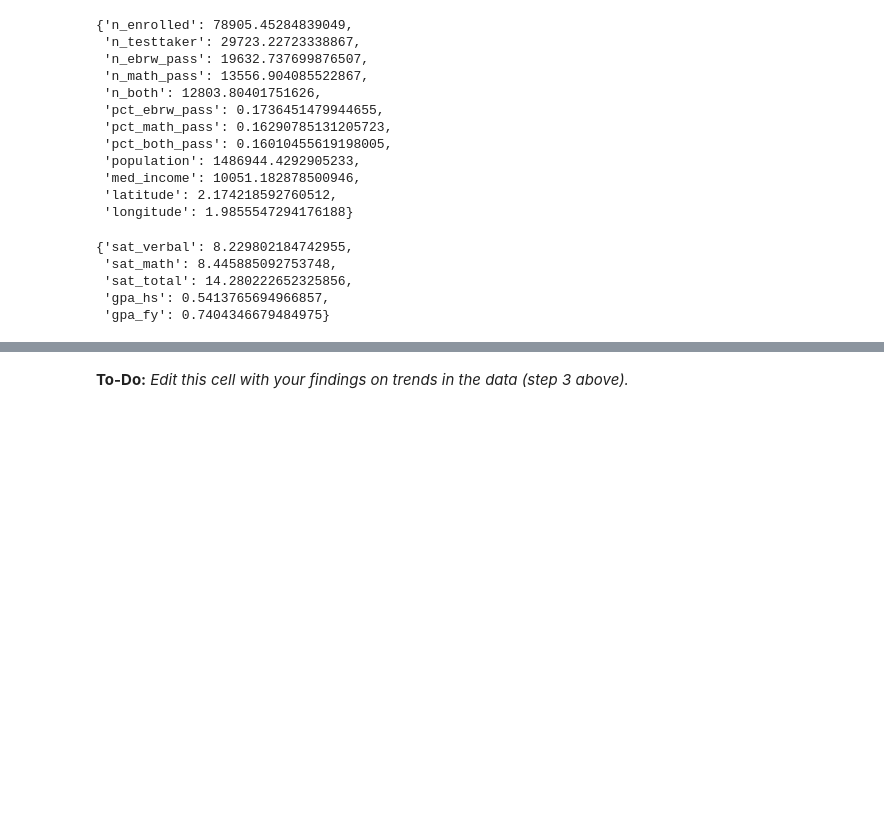
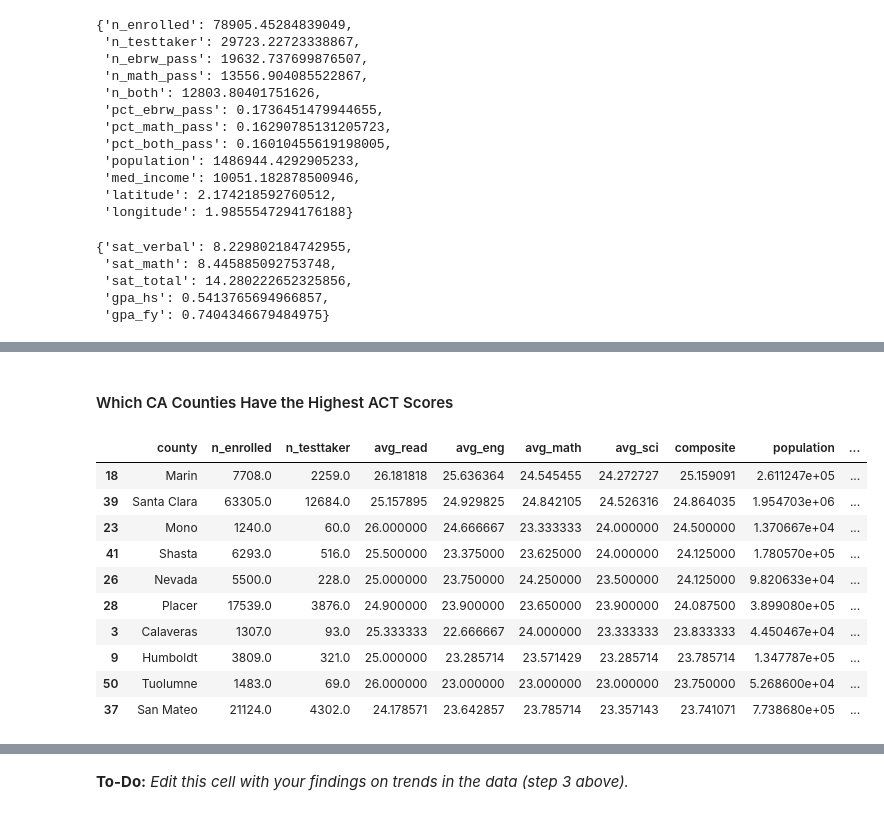
Before and after one commit to farahmalik11/project-1, a Jupyter notebook: code/starter-code.ipynb, the cells around one changed output, grey strips where cells are left out. Saved outputs shown, nothing was run; the diff lists cells and outputs as text; code cells hidden in the pictures; blank space fills up the shorter version.

```diff
--- a/code/starter-code.ipynb
+++ b/code/starter-code.ipynb
@@ -1464,0 +1514,16 @@ sd_ets
+# %% [markdown]
+#### Which CA Counties Have the Highest ACT Scores
+# %%
+act_agg_cnty2.sort_values(['composite'], ascending=False).head(10)
+# %% [output]
+|  | county | n_enrolled | n_testtaker | avg_read | avg_eng | avg_math | avg_sci | composite | population | ... |
+| 18 | Marin | 7708.0 | 2259.0 | 26.181818 | 25.636364 | 24.545455 | 24.272727 | 25.159091 | 2.611247e+05 | ... |
+| 39 | Santa Clara | 63305.0 | 12684.0 | 25.157895 | 24.929825 | 24.842105 | 24.526316 | 24.864035 | 1.954703e+06 | ... |
+| 23 | Mono | 1240.0 | 60.0 | 26.000000 | 24.666667 | 23.333333 | 24.000000 | 24.500000 | 1.370667e+04 | ... |
+| 41 | Shasta | 6293.0 | 516.0 | 25.500000 | 23.375000 | 23.625000 | 24.000000 | 24.125000 | 1.780570e+05 | ... |
+| 26 | Nevada | 5500.0 | 228.0 | 25.000000 | 23.750000 | 24.250000 | 23.500000 | 24.125000 | 9.820633e+04 | ... |
+| 28 | Placer | 17539.0 | 3876.0 | 24.900000 | 23.900000 | 23.650000 | 23.900000 | 24.087500 | 3.899080e+05 | ... |
+| 3 | Calaveras | 1307.0 | 93.0 | 25.333333 | 22.666667 | 24.000000 | 23.333333 | 23.833333 | 4.450467e+04 | ... |
+| 9 | Humboldt | 3809.0 | 321.0 | 25.000000 | 23.285714 | 23.571429 | 23.285714 | 23.785714 | 1.347787e+05 | ... |
+| 50 | Tuolumne | 1483.0 | 69.0 | 26.000000 | 23.000000 | 23.000000 | 23.000000 | 23.750000 | 5.268600e+04 | ... |
+| 37 | San Mateo | 21124.0 | 4302.0 | 24.178571 | 23.642857 | 23.785714 | 23.357143 | 23.741071 | 7.738680e+05 | ... |
```
Also changed, not shown: parts of 18 cells of this notebook.
